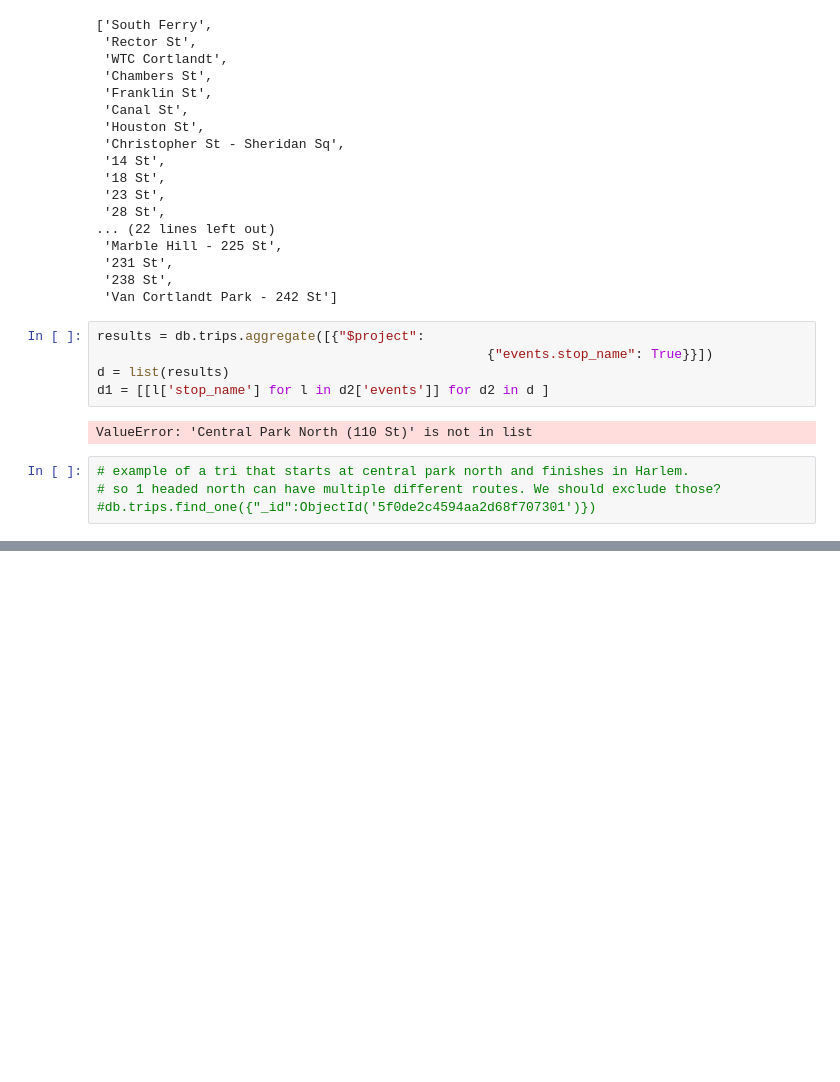
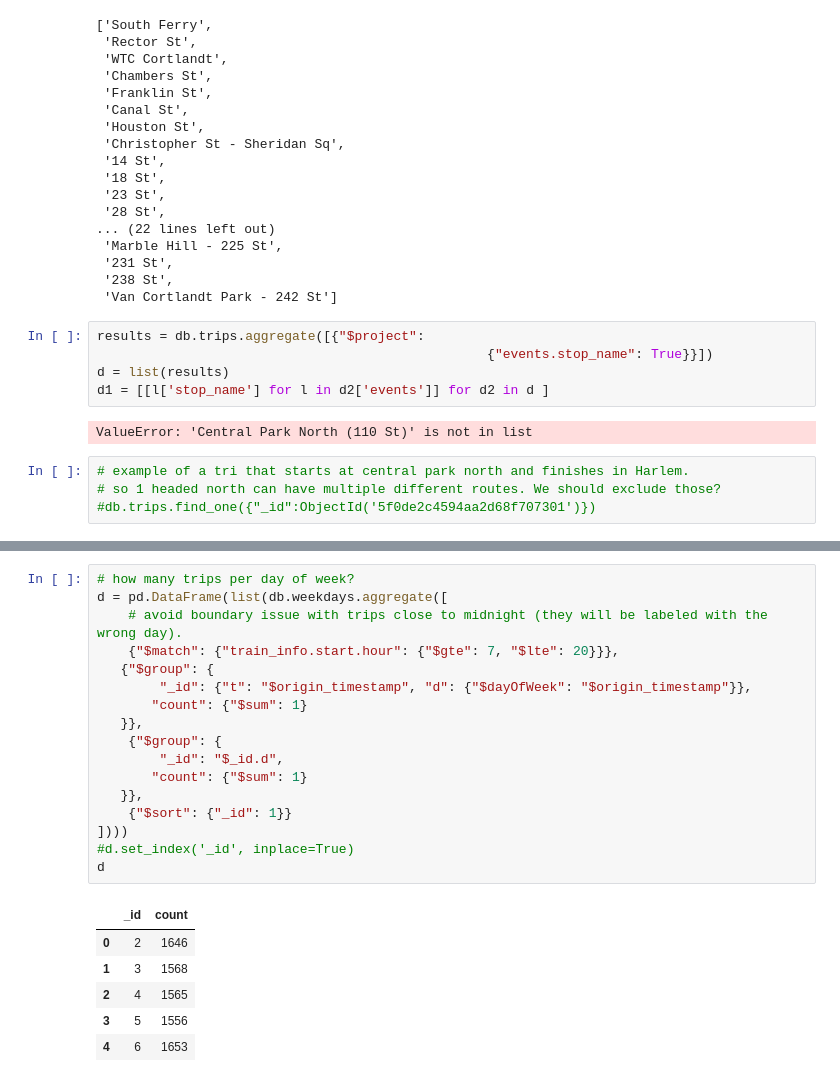
Before and after one commit to samstewart/subway-delay, a Jupyter notebook: src/notebooks/analyzing_trips.ipynb, the cells around one changed output, grey strips where cells are left out. Saved outputs shown, nothing was run; the diff lists cells and outputs as text; blank space fills up the shorter version.

```diff
--- a/src/notebooks/analyzing_trips.ipynb
+++ b/src/notebooks/analyzing_trips.ipynb
@@ -280,0 +193,24 @@ db.trips.count_documents({"events.93": {"$exists": False}})
+# %%
+# how many trips per day of week?
+d = pd.DataFrame(list(db.weekdays.aggregate([
+    # avoid boundary issue with trips close to midnight (they will be labeled with the wrong day).
+    {"$match": {"train_info.start.hour": {"$gte": 7, "$lte": 20}}},
+   {"$group": {
+        "_id": {"t": "$origin_timestamp", "d": {"$dayOfWeek": "$origin_timestamp"}},
+       "count": {"$sum": 1}
+   }},
+    {"$group": {
+        "_id": "$_id.d",
+       "count": {"$sum": 1}
+   }},
+    {"$sort": {"_id": 1}}
+])))
+#d.set_index('_id', inplace=True)
+d
+# %% [output]
+|  | _id | count |
+| 0 | 2 | 1646 |
+| 1 | 3 | 1568 |
+| 2 | 4 | 1565 |
+| 3 | 5 | 1556 |
+| 4 | 6 | 1653 |
```
Also changed, not shown: parts of 47 cells of this notebook, 4 other files.
